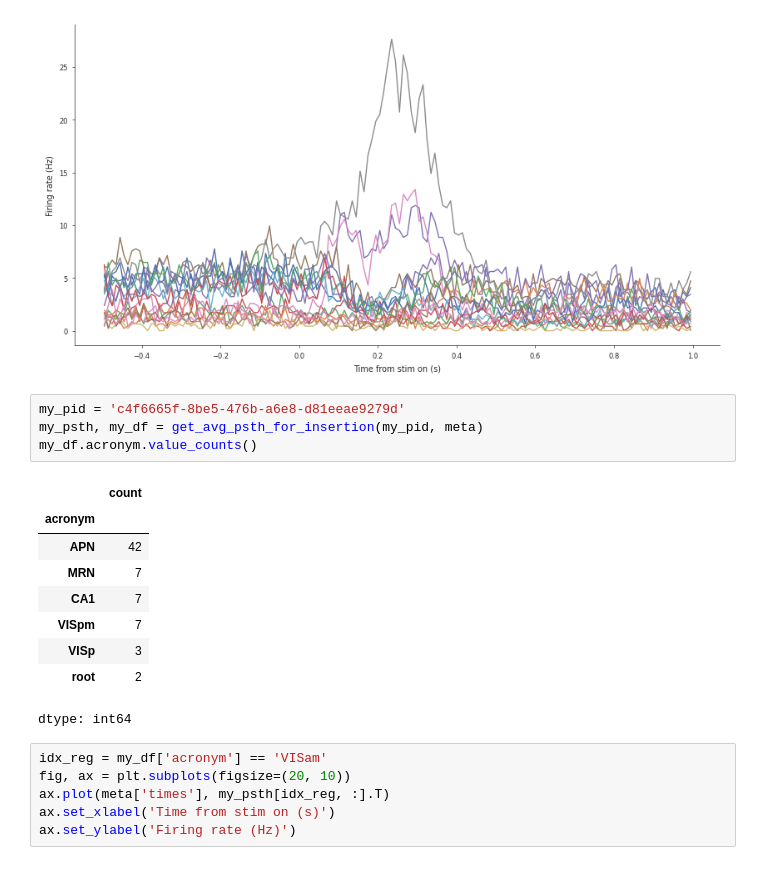
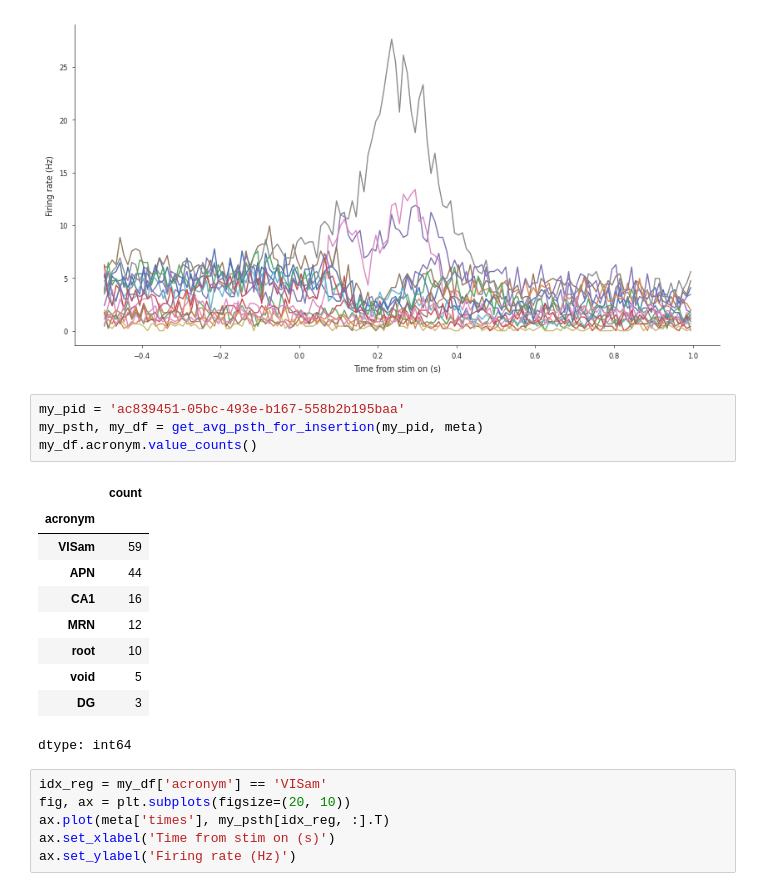
Before and after one commit to Its-Fate/IBL-Project, a Jupyter notebook: projects/neurons/IBL_BWM_Neuromatch_tutorial.ipynb, the cells around one changed output. Cells and saved outputs as stored; diff of their text form.

```diff
--- a/projects/neurons/IBL_BWM_Neuromatch_tutorial.ipynb
+++ b/projects/neurons/IBL_BWM_Neuromatch_tutorial.ipynb
@@ -626,18 +626,19 @@ ax.set_ylabel('Firing rate (Hz)')
 Text(0, 0.5, 'Firing rate (Hz)')
 [figure]
 # %%
-my_pid = 'c4f6665f-8be5-476b-a6e8-d81eeae9279d'
+my_pid = 'ac839451-05bc-493e-b167-558b2b195baa'
 my_psth, my_df = get_avg_psth_for_insertion(my_pid, meta)
 my_df.acronym.value_counts()
 # %% [output]
 |  | count |
 | acronym |  |
-| APN | 42 |
-| MRN | 7 |
-| CA1 | 7 |
-| VISpm | 7 |
-| VISp | 3 |
-| root | 2 |
+| VISam | 59 |
+| APN | 44 |
+| CA1 | 16 |
+| MRN | 12 |
+| root | 10 |
+| void | 5 |
+| DG | 3 |
 dtype: int64
 # %%
 idx_reg = my_df['acronym'] == 'VISam'
```
Also changed, not shown: parts of 12 cells of this notebook.
